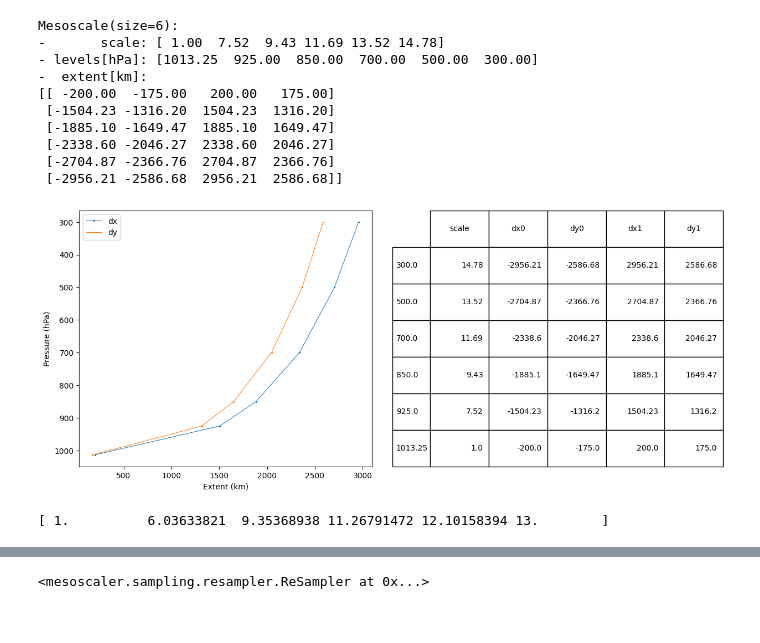
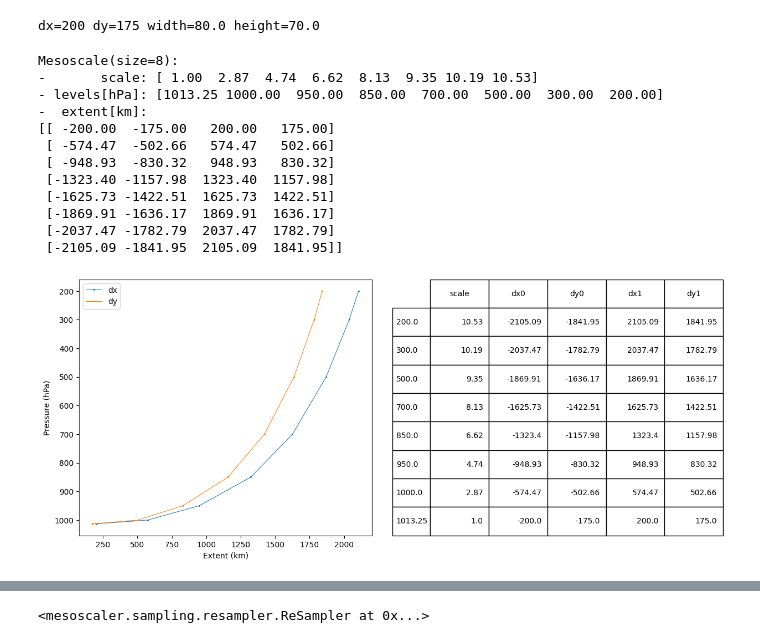
Before and after one commit to leaver2000/mesoscaler, a Jupyter notebook: notebooks/2. sampling.ipynb, the cells around one changed output, grey strips where cells are left out. Drawn from its saved outputs; the diff is of its cells as text; code cells hidden in the pictures.

```diff
--- a/notebooks/2. sampling.ipynb
+++ b/notebooks/2. sampling.ipynb
@@ -9,31 +20,31 @@ import mesoscaler as ms
+# %%
+urma_grid_resolution = 2.5  # km
+dx, dy = 200, 175  # km
+width, height = dx // urma_grid_resolution, dy // urma_grid_resolution  # (80, 70) px
+print(f"{dx=} {dy=} {width=} {height=}")
+# %% [output]
+dx=200 dy=175 width=80.0 height=70.0
 # %%
+import numpy as np
 import matplotlib.pyplot as plt
 
-scale = ms.Mesoscale.arange(200, 175)
+levels = [1013.25, 1000, 950, 850, 700, 500, 300, 200]
+scale = ms.Mesoscale(200, 175, rate=10, levels=levels)
+assert np.asanyarray(scale).shape == (len(levels), 4)
 print(scale)
 scale.plot.table()
 plt.show()
 # %% [output]
-Mesoscale(size=6):
--       scale: [ 1.00  7.52  9.43 11.69 13.52 14.78]
-- levels[hPa]: [1013.25  925.00  850.00  700.00  500.00  300.00]
+Mesoscale(size=8):
+-       scale: [ 1.00  2.87  4.74  6.62  8.13  9.35 10.19 10.53]
+- levels[hPa]: [1013.25 1000.00  950.00  850.00  700.00  500.00  300.00  200.00]
 -  extent[km]:
 [[ -200.00  -175.00   200.00   175.00]
- [-1504.23 -1316.20  1504.23  1316.20]
- [-1885.10 -1649.47  1885.10  1649.47]
- [-2338.60 -2046.27  2338.60  2046.27]
- [-2704.87 -2366.76  2704.87  2366.76]
- [-2956.21 -2586.68  2956.21  2586.68]]
+ [ -574.47  -502.66   574.47   502.66]
+ [ -948.93  -830.32   948.93   830.32]
+ [-1323.40 -1157.98  1323.40  1157.98]
+ [-1625.73 -1422.51  1625.73  1422.51]
+ [-1869.91 -1636.17  1869.91  1636.17]
+ [-2037.47 -1782.79  2037.47  1782.79]
+ [-2105.09 -1841.95  2105.09  1841.95]]
-[figure, old version]
+[figure, new version]
-# %%
-import numpy as np
-rate = 12
-x = np.array([1013.25, 925.00, 850.00, 700.00, 500.00, 300.00])  # hPa
-x = np.log(x)[::-1]  # reversed
-x = (x - x.min()) / (x.max() - x.min())  # normalized
-x *= rate # scaled
-x += 1 # shifted
-
-print(x)
-# %% [output]
-[ 1.          6.03633821  9.35368938 11.26791472 12.10158394 13.        ]
```
Also changed, not shown: parts of 15 cells of this notebook, 17 other files.
